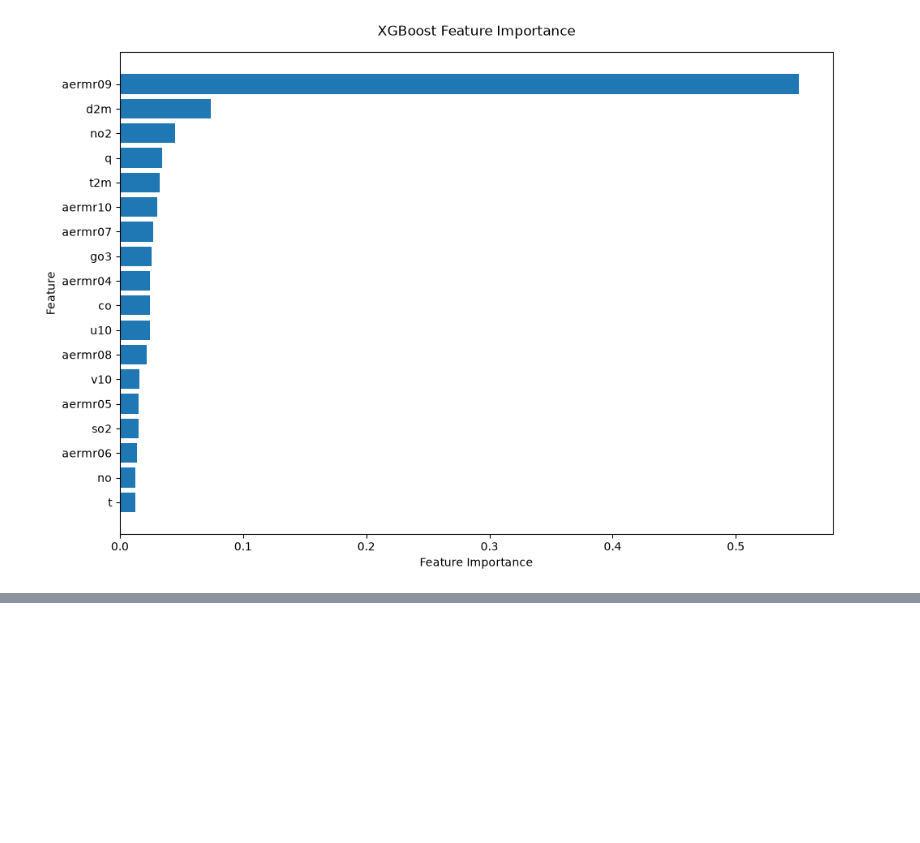
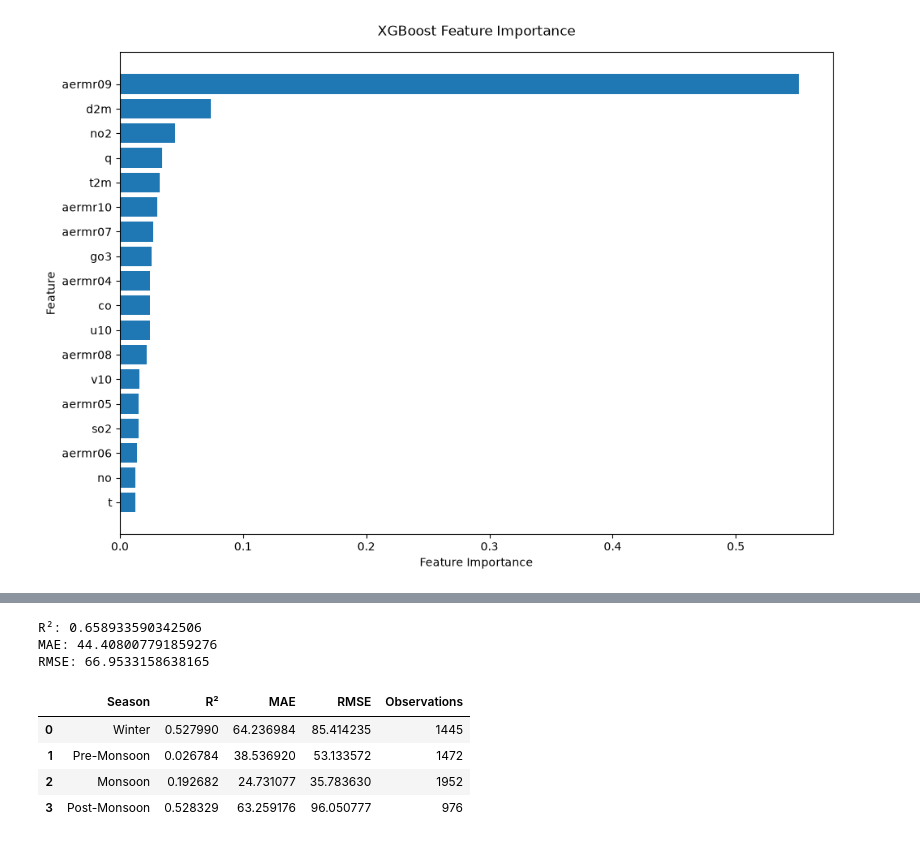
Before and after one commit to lubnashahanas07/PM25-Prediction-Using-Machine-Learning, a Jupyter notebook: modelling.ipynb, the cells around one changed output, grey strips where cells are left out. Saved outputs shown, nothing was run; the diff lists cells and outputs as text; code cells hidden in the pictures; blank space fills up the shorter version.

```diff
--- a/modelling.ipynb
+++ b/modelling.ipynb
@@ -501,0 +618,11 @@ plt.show()
+# %%
+from xgboost import XGBRegressor
+
+final_xgb = XGBRegressor(
+    learning_rate=0.05,
+    max_depth=5,
+    n_estimators=200,
+    random_state=42
+)
+# %%
+final_xgb.fit(x2_train, y2_train)
@@ -501,0 +641,39 @@ plt.show()
+# %%
+y_pred_tuned = final_xgb.predict(x2_test)
+# %%
+print("R²:", r2_score(y2_test, y_pred_tuned))
+print("MAE:", mean_absolute_error(y2_test, y_pred_tuned))
+print("RMSE:", mean_squared_error(y2_test, y_pred_tuned) ** 0.5)
+# %% [output]
+R²: 0.658933590342506
+MAE: 44.408007791859276
+RMSE: 66.9533158638165
+# %%
+season_test["Predicted_PM25"] = y_pred_tuned
+# %%
+season_results = []
+
+for season in season_test["Season"].unique():
+
+    data = season_test[season_test["Season"] == season]
+
+    y_actual = data["Actual_PM25"]
+    y_pred = data["Predicted_PM25"]
+
+    season_results.append({
+        "Season": season,
+        "R²": r2_score(y_actual, y_pred),
+        "MAE": mean_absolute_error(y_actual, y_pred),
+        "RMSE": mean_squared_error(y_actual, y_pred) ** 0.5,
+        "Observations": len(data)
+    })
+
+season_results_df = pd.DataFrame(season_results)
+
+season_results_df
+# %% [output]
+|  | Season | R² | MAE | RMSE | Observations |
+| 0 | Winter | 0.527990 | 64.236984 | 85.414235 | 1445 |
+| 1 | Pre-Monsoon | 0.026784 | 38.536920 | 53.133572 | 1472 |
+| 2 | Monsoon | 0.192682 | 24.731077 | 35.783630 | 1952 |
+| 3 | Post-Monsoon | 0.528329 | 63.259176 | 96.050777 | 976 |
```
Also changed, not shown: parts of 14 cells of this notebook, 2 other files.
